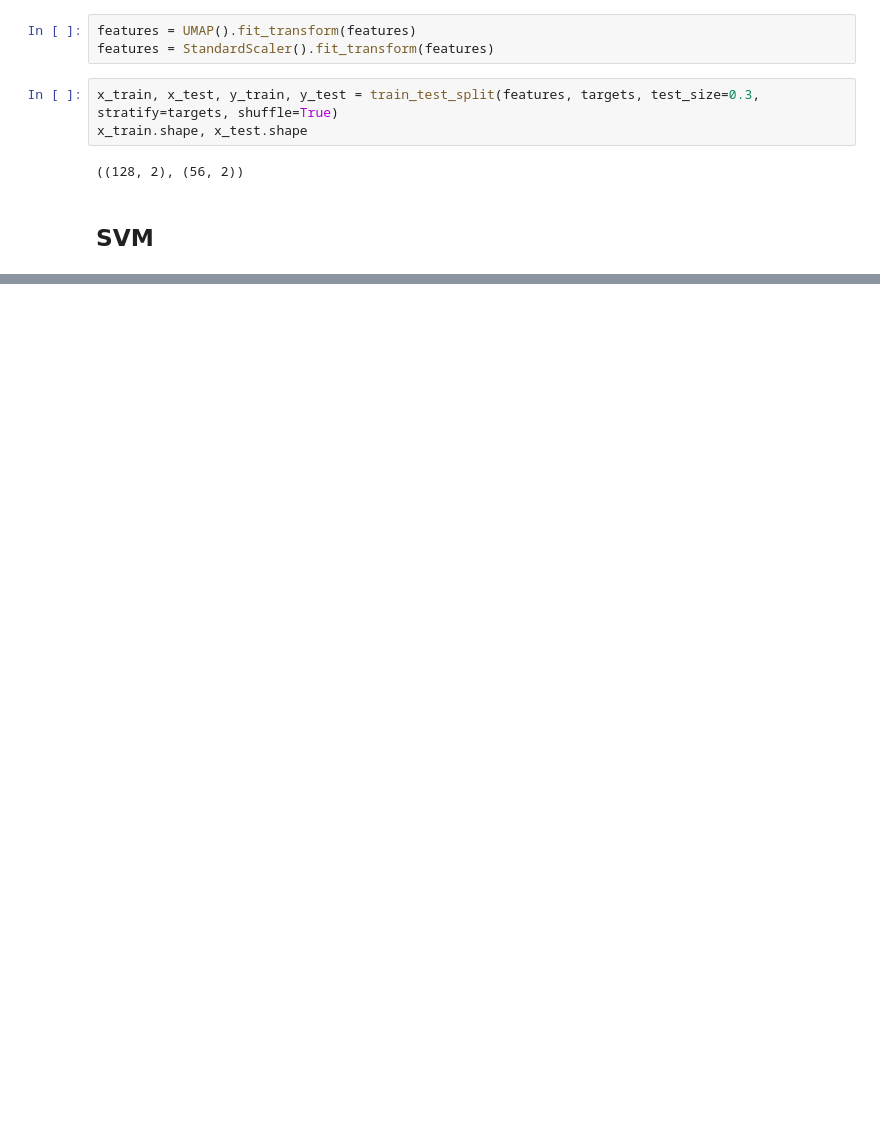
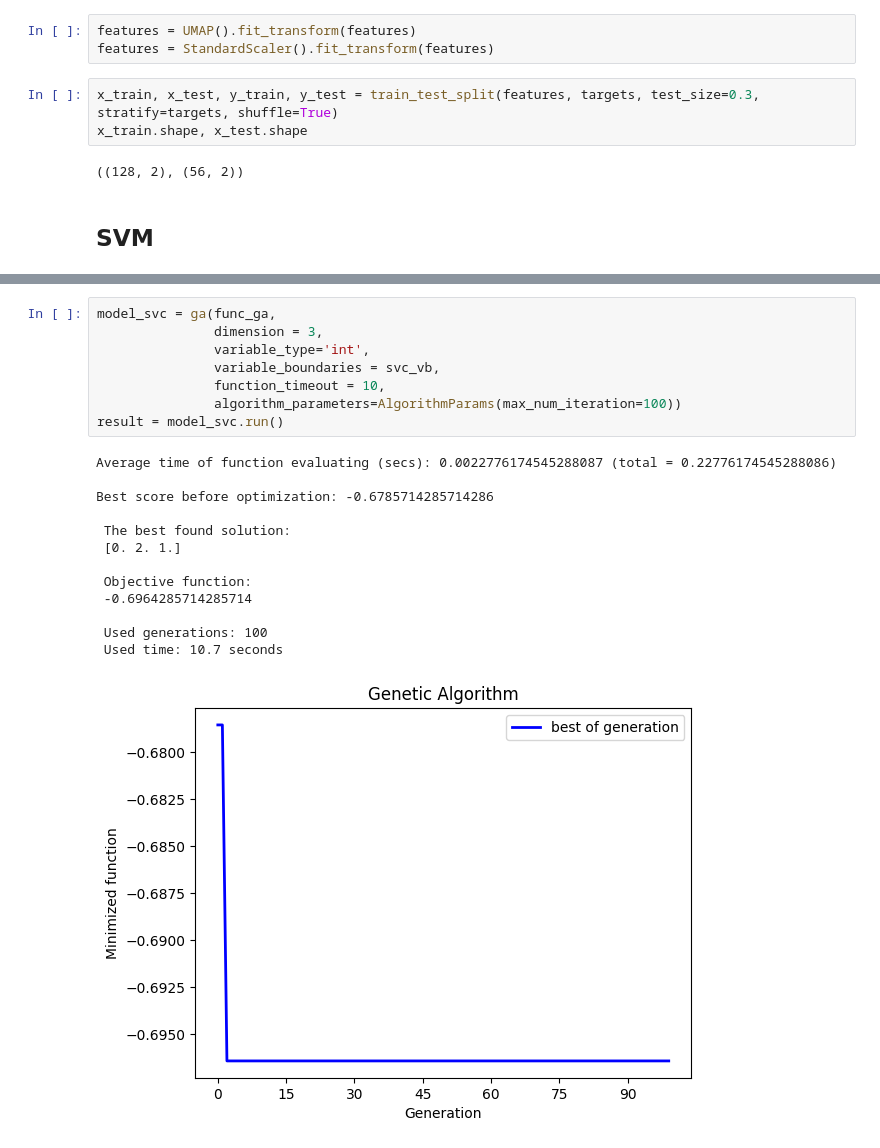
Before and after one commit to Metaraddin/m1_isit, a Jupyter notebook: PR_9-10/main.ipynb, the cells around one changed output, grey strips where cells are left out. Drawn from its saved outputs; the diff is of its cells as text; blank space fills up the shorter version.

```diff
--- a/PR_9-10/main.ipynb
+++ b/PR_9-10/main.ipynb
@@ -502 +437,23 @@ best_svc.score(x_train, y_train)
+# %%
+model_svc = ga(func_ga,
+               dimension = 3,
+               variable_type='int',
+               variable_boundaries = svc_vb,
+               function_timeout = 10,
+               algorithm_parameters=AlgorithmParams(max_num_iteration=100))
+result = model_svc.run()
+# %% [output]
+Average time of function evaluating (secs): 0.0022776174545288087 (total = 0.22776174545288086)
+
+Best score before optimization: -0.6785714285714286
+
+ The best found solution:
+ [0. 2. 1.]
+
+ Objective function:
+ -0.6964285714285714
+
+ Used generations: 100
+ Used time: 10.7 seconds
+[figure, added]
 # %%
```
Also changed, not shown: parts of 35 cells of this notebook.
